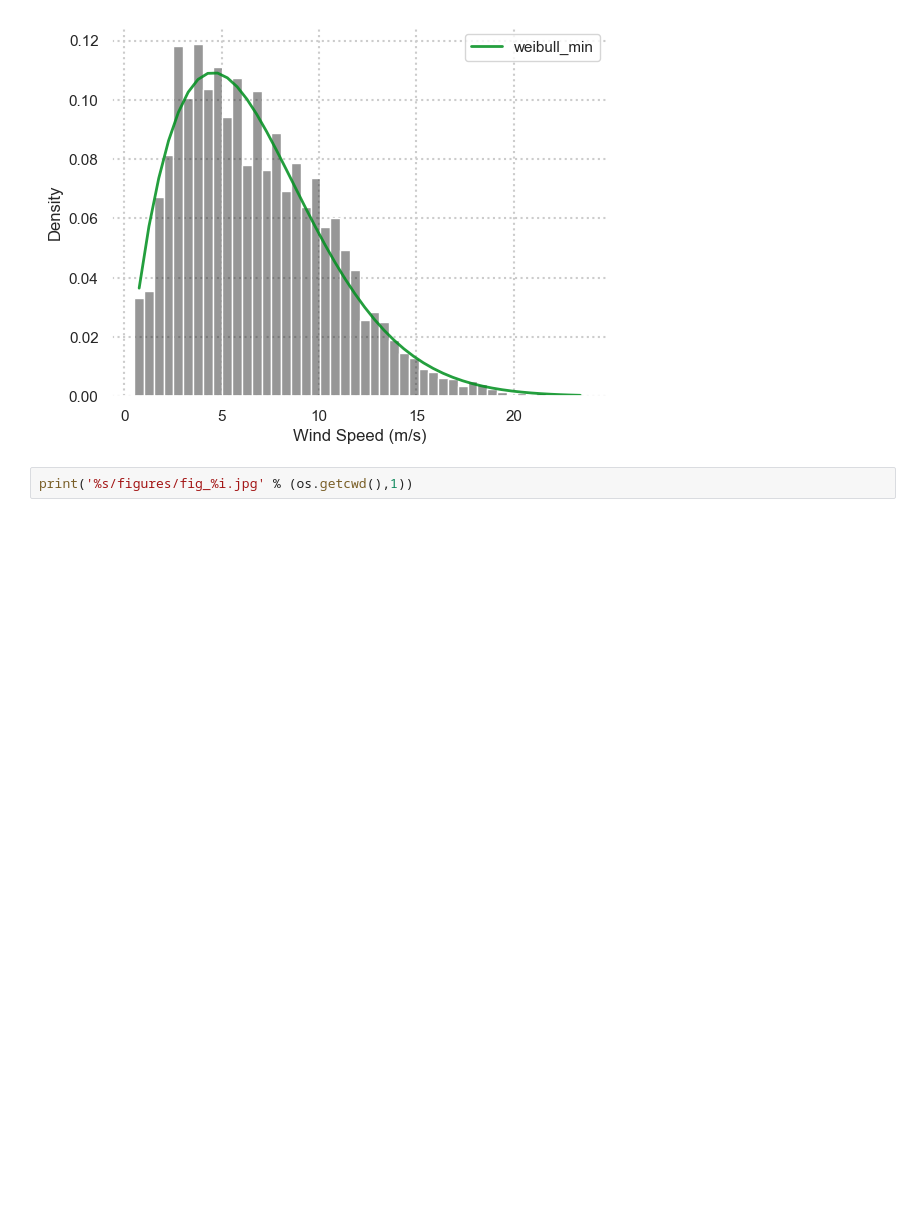
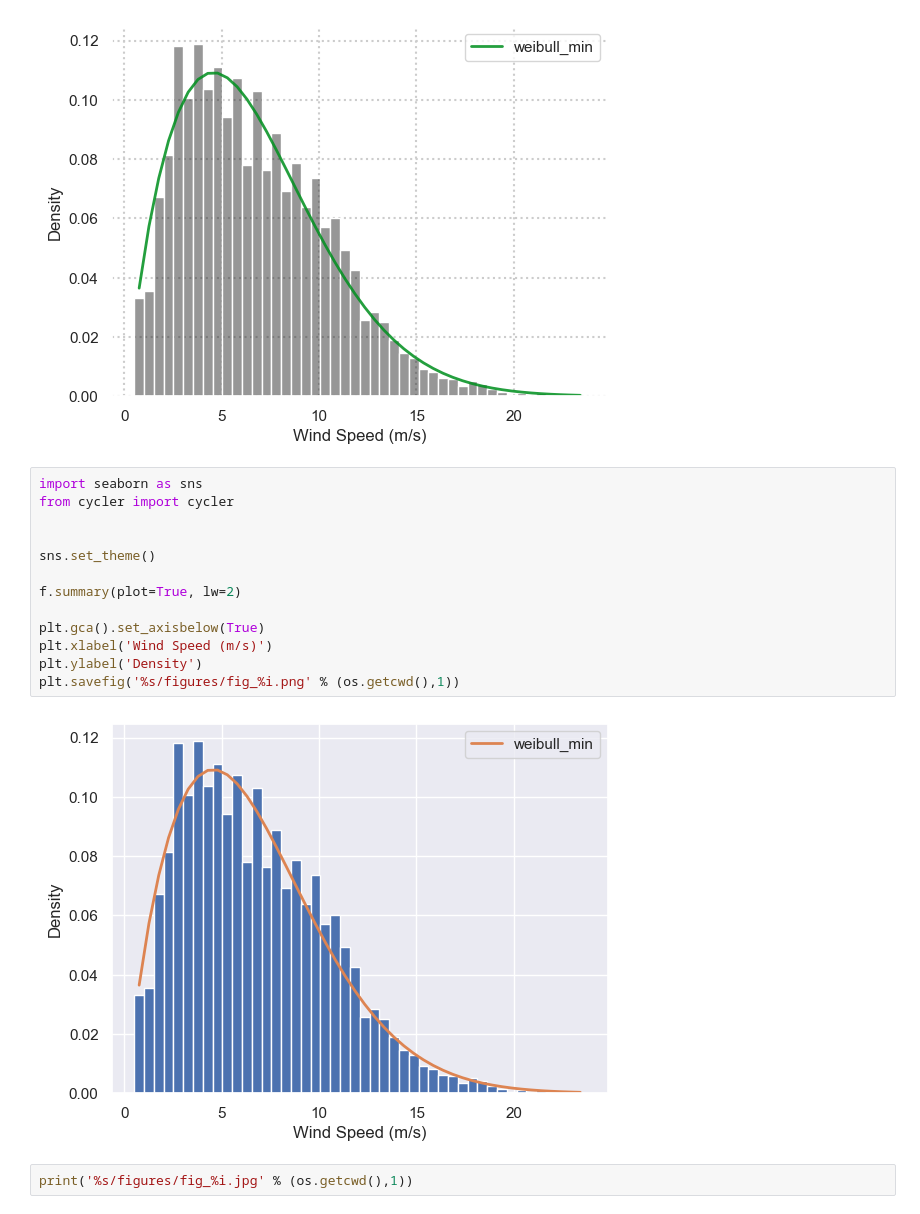
Before and after one commit to lukasschirren/Coursework, a Jupyter notebook: Data-Analysis/wind_analysis.ipynb, the cells around one changed output. Saved outputs shown, nothing was run; the diff lists cells and outputs as text; blank space fills up the shorter version.

```diff
--- a/wind_analysis.ipynb
+++ b/Data-Analysis/wind_analysis.ipynb
@@ -238,6 +242,21 @@ plt.plot(color='blue')
 plt.savefig('%s/figures/fig_%i.png' % (os.getcwd(),1))
 # %% [output]
 [figure]
+# %%
+import seaborn as sns
+from cycler import cycler
+
+
+sns.set_theme()
+
+f.summary(plot=True, lw=2)
+
+plt.gca().set_axisbelow(True)
+plt.xlabel('Wind Speed (m/s)')
+plt.ylabel('Density')
+plt.savefig('%s/figures/fig_%i.png' % (os.getcwd(),1))
+# %% [output]
+[figure, added]
 # %%
 print('%s/figures/fig_%i.jpg' % (os.getcwd(),1))
 # %% [output]
```
Also changed, not shown: parts of 3 cells of this notebook, 7 other files.
